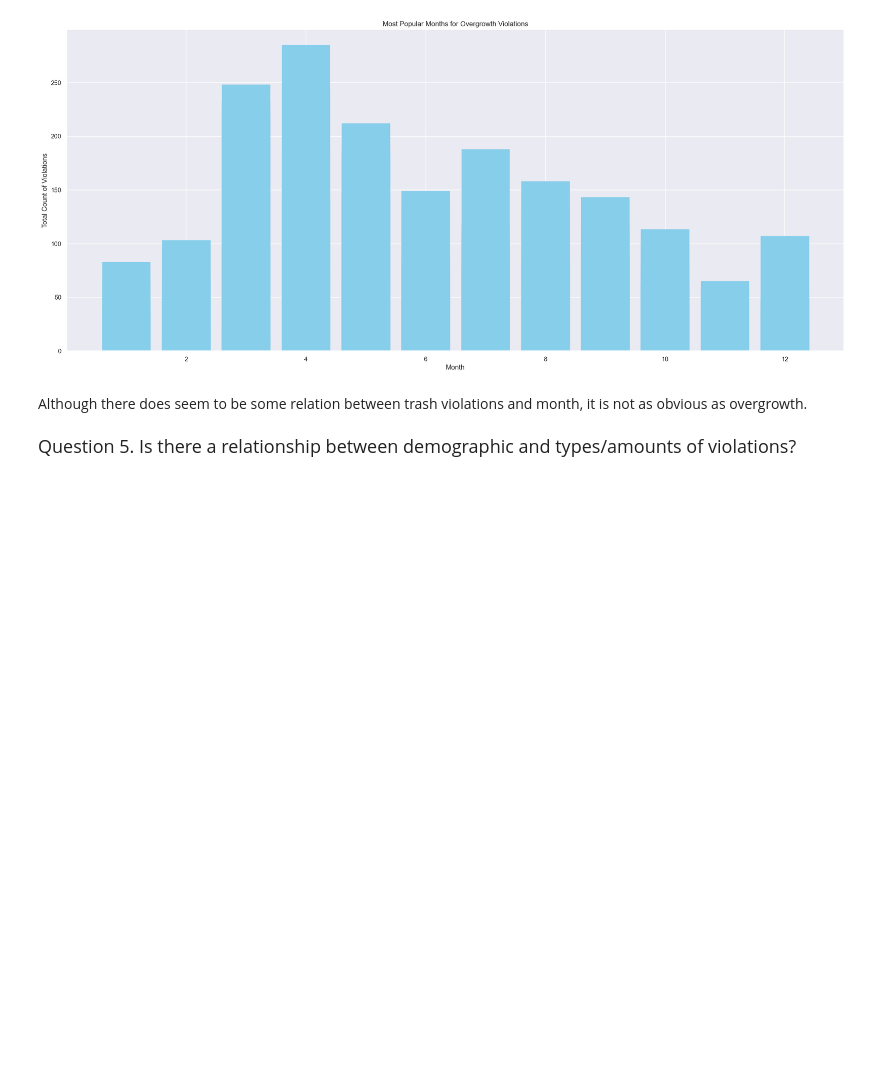
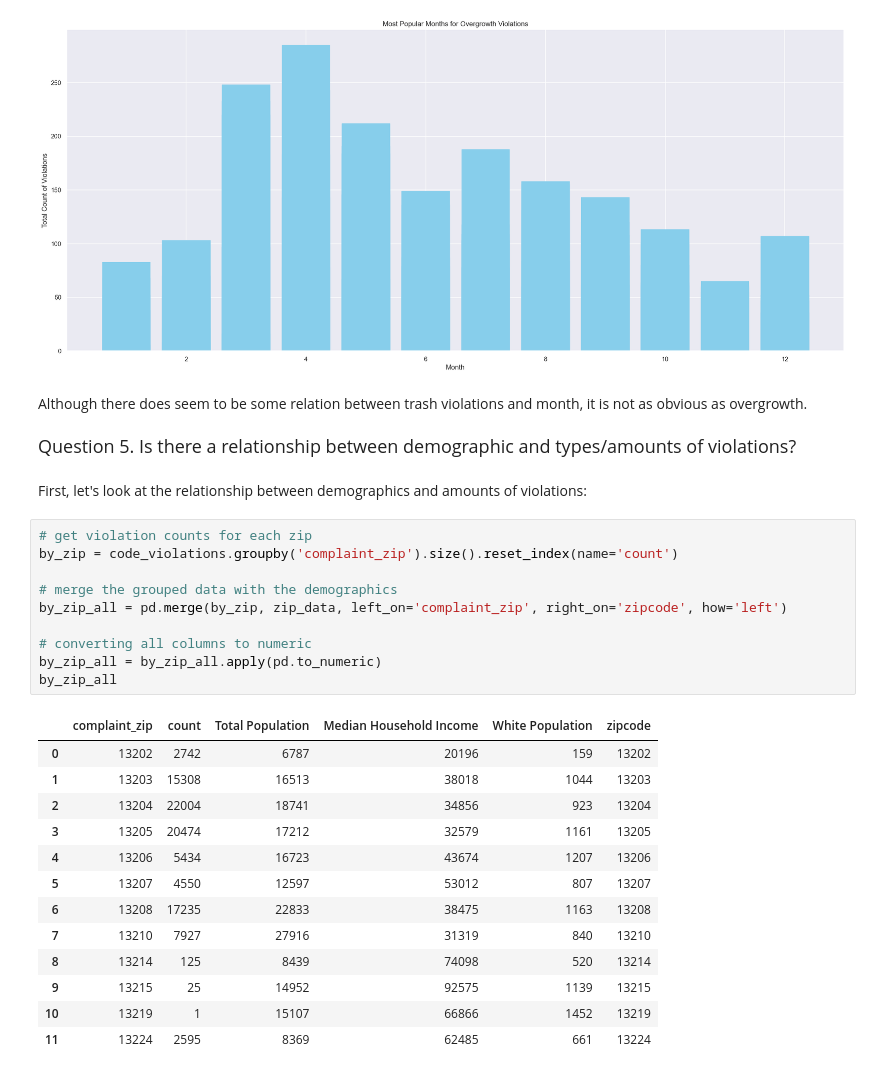
Before and after one commit to ht6631/IST_652_Project, a Jupyter notebook: ProjectAnalysis.ipynb, the cells around one changed output. Cells and saved outputs as stored; diff of their text form; blank space fills up the shorter version.

```diff
--- a/ProjectAnalysis.ipynb
+++ b/ProjectAnalysis.ipynb
@@ -588,3 +607,29 @@ plt.show()
 Although there does seem to be some relation between trash violations and month, it is not as obvious as overgrowth.
 # %% [markdown]
 <font size=4>Question 5. Is there a relationship between demographic and types/amounts of violations? </font>
+# %% [markdown]
+First, let's look at the relationship between demographics and amounts of violations:
+# %%
+# get violation counts for each zip
+by_zip = code_violations.groupby('complaint_zip').size().reset_index(name='count')
+
+# merge the grouped data with the demographics
+by_zip_all = pd.merge(by_zip, zip_data, left_on='complaint_zip', right_on='zipcode', how='left')
+
+# converting all columns to numeric
+by_zip_all = by_zip_all.apply(pd.to_numeric)
+by_zip_all
+# %% [output]
+|  | complaint_zip | count | Total Population | Median Household Income | White Population | zipcode |
+| 0 | 13202 | 2742 | 6787 | 20196 | 159 | 13202 |
+| 1 | 13203 | 15308 | 16513 | 38018 | 1044 | 13203 |
+| 2 | 13204 | 22004 | 18741 | 34856 | 923 | 13204 |
+| 3 | 13205 | 20474 | 17212 | 32579 | 1161 | 13205 |
+| 4 | 13206 | 5434 | 16723 | 43674 | 1207 | 13206 |
+| 5 | 13207 | 4550 | 12597 | 53012 | 807 | 13207 |
+| 6 | 13208 | 17235 | 22833 | 38475 | 1163 | 13208 |
+| 7 | 13210 | 7927 | 27916 | 31319 | 840 | 13210 |
+| 8 | 13214 | 125 | 8439 | 74098 | 520 | 13214 |
+| 9 | 13215 | 25 | 14952 | 92575 | 1139 | 13215 |
+| 10 | 13219 | 1 | 15107 | 66866 | 1452 | 13219 |
+| 11 | 13224 | 2595 | 8369 | 62485 | 661 | 13224 |
```
Also changed, not shown: parts of 15 cells of this notebook.
